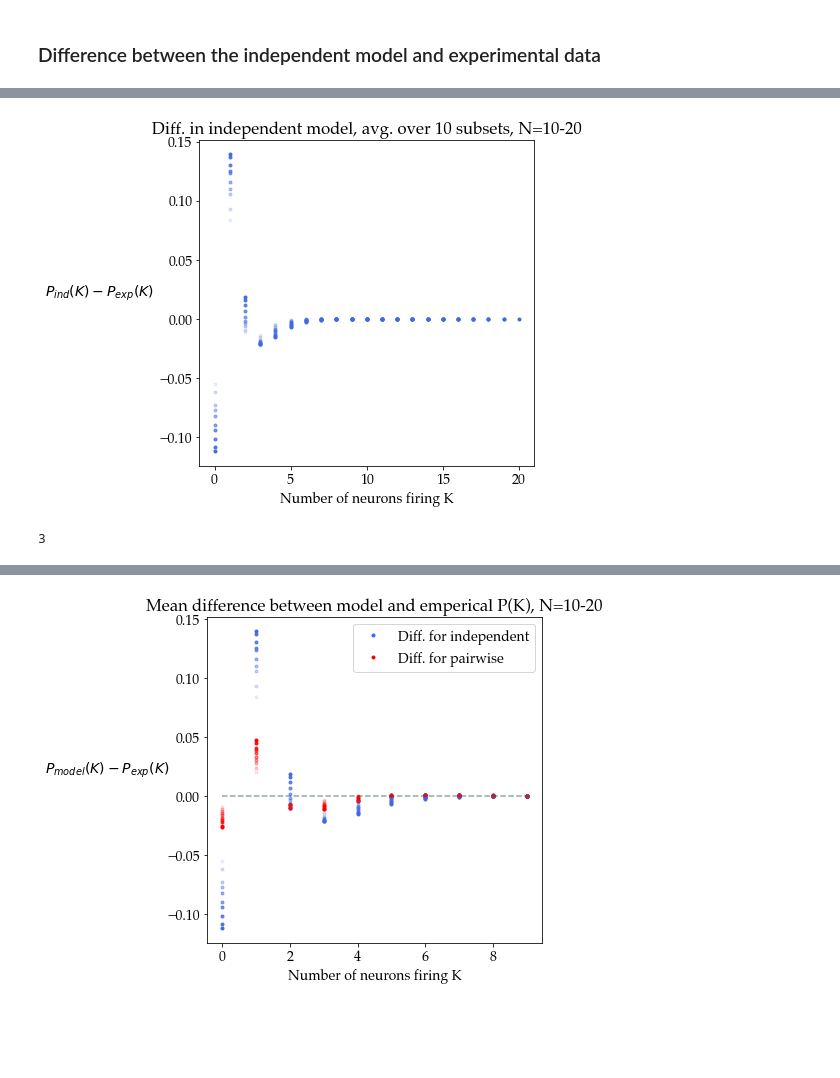
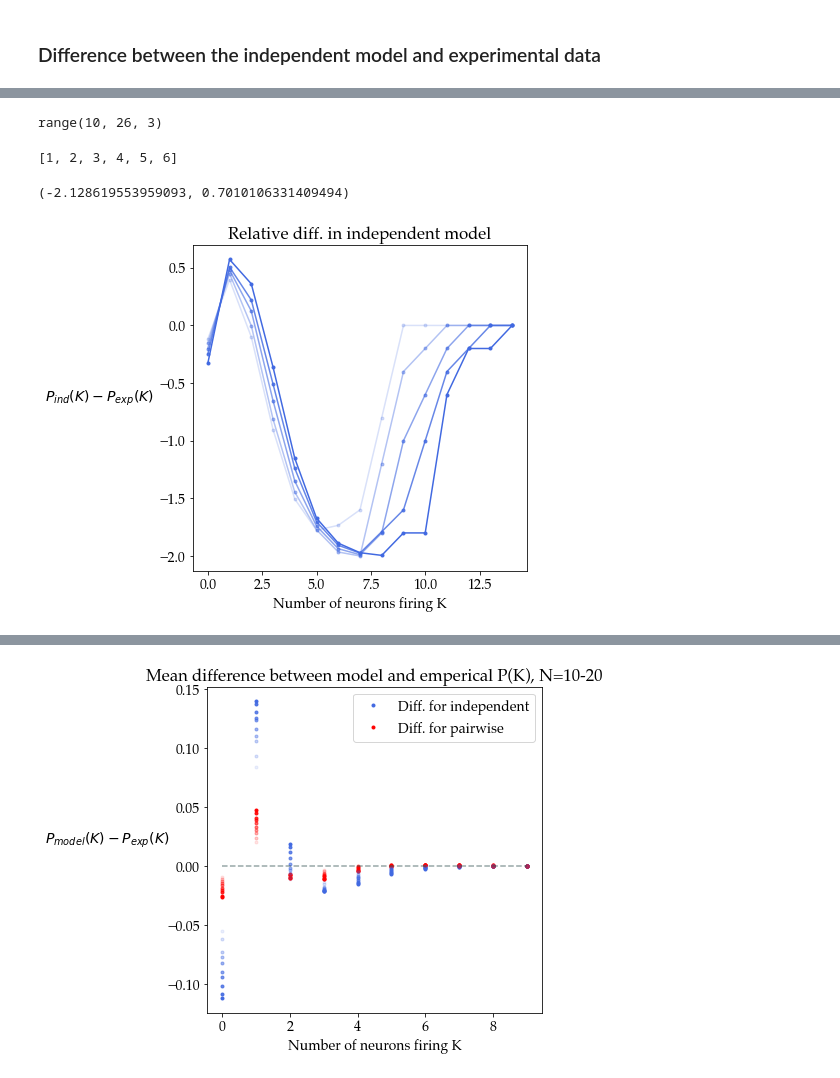
Before and after one commit to abramschon/maxent, a Jupyter notebook: notebooks/correlations.ipynb, the cells around one changed output, grey strips where cells are left out. Saved outputs shown, nothing was run; the diff lists cells and outputs as text; code cells hidden in the pictures; blank space fills up the shorter version.

```diff
--- a/notebooks/correlations.ipynb
+++ b/notebooks/correlations.ipynb
@@ -176,3 +186,17 @@ pks_trunc.shape, Ks_trunc.shape
 ((41, 10), (41,))
 # %% [markdown]
 ### Difference between the independent model and experimental data
+# %%
+Ns = np.arange(10,26) # redefine this to be 10-20
+trunc = 30 # truncate the Ks at this number
+plt.figure(figsize=(6,6))
+
+for N in Ns[-1::-1]:
+    pks, ind_pks, _ = load_pks(N)
+    dff_ks, Ks = get_trunc_pks( ind_pks - pks, trunc)  # when this is positive, model over predicts and negative - under-predicts
+    alpha =  (N - np.min(Ns))/(np.max(Ns)-np.min(Ns) )
+    plt.plot(Ks,np.mean(dff_ks,axis=1),'.',color="royalblue", alpha=alpha)
+    plt.xlabel("Number of neurons firing K")
+    plt.ylabel("$P_{ind}(K)-P_{exp}(K)$",rotation=0,labelpad=60)
+    plt.title(f"Diff. in independent model, avg. over 10 subsets, N={Ns[0]}-{Ns[-1]}")
+plt.show()
@@ -178,0 +208,4 @@ pks_trunc.shape, Ks_trunc.shape
+# %%
+range(10,26,3)
+# %% [output]
+range(10, 26, 3)
@@ -179,20 +214,25 @@ pks_trunc.shape, Ks_trunc.shape
+# %%
+x = [1,2,3]
+y = [4,5,6]
+x + y
+# %% [output]
+[1, 2, 3, 4, 5, 6]
 # %%
-Ns = np.arange(10,21) # redefine this to be 10-20
-trunc = 30 # truncate the Ks at this number
+Ns = list(range(10,26,3))
+# Ns = Ns + [40,100]
+trunc = 15 # truncate the Ks at this number
 plt.figure(figsize=(6,6))
 
 for N in Ns[-1::-1]:
     pks, ind_pks, _ = load_pks(N)
-    dff_ks, Ks = get_trunc_pks(ind_pks - pks, trunc)  # when this is positive, model over predicts and negative - under-predicts
+    dff_ks, Ks = get_trunc_pks( (ind_pks - pks)/np.clip((pks+ind_pks)/2, 1e-30,1), trunc)  # when this is positive, model over predicts and negative - under-predicts
     alpha =  (N - np.min(Ns))/(np.max(Ns)-np.min(Ns) )
-    plt.plot(Ks,np.mean(dff_ks,axis=1),'.',color="royalblue", alpha=alpha)
+    plt.plot(Ks,np.mean(dff_ks,axis=1),'.-',color="royalblue", alpha=alpha)
     plt.xlabel("Number of neurons firing K")
     plt.ylabel("$P_{ind}(K)-P_{exp}(K)$",rotation=0,labelpad=60)
-    plt.title(f"Diff. in independent model, avg. over 10 subsets, N={Ns[0]}-{Ns[-1]}")
+    plt.title(f"Relative diff. in independent model")
+print(plt.ylim())
 plt.show()
 # %% [output]
+(-2.128619553959093, 0.7010106331409494)
-[figure, old version]
+[figure, new version]
-# %%
-np.abs(-3)
-# %% [output]
-3
```
Also changed, not shown: parts of 19 cells of this notebook.
